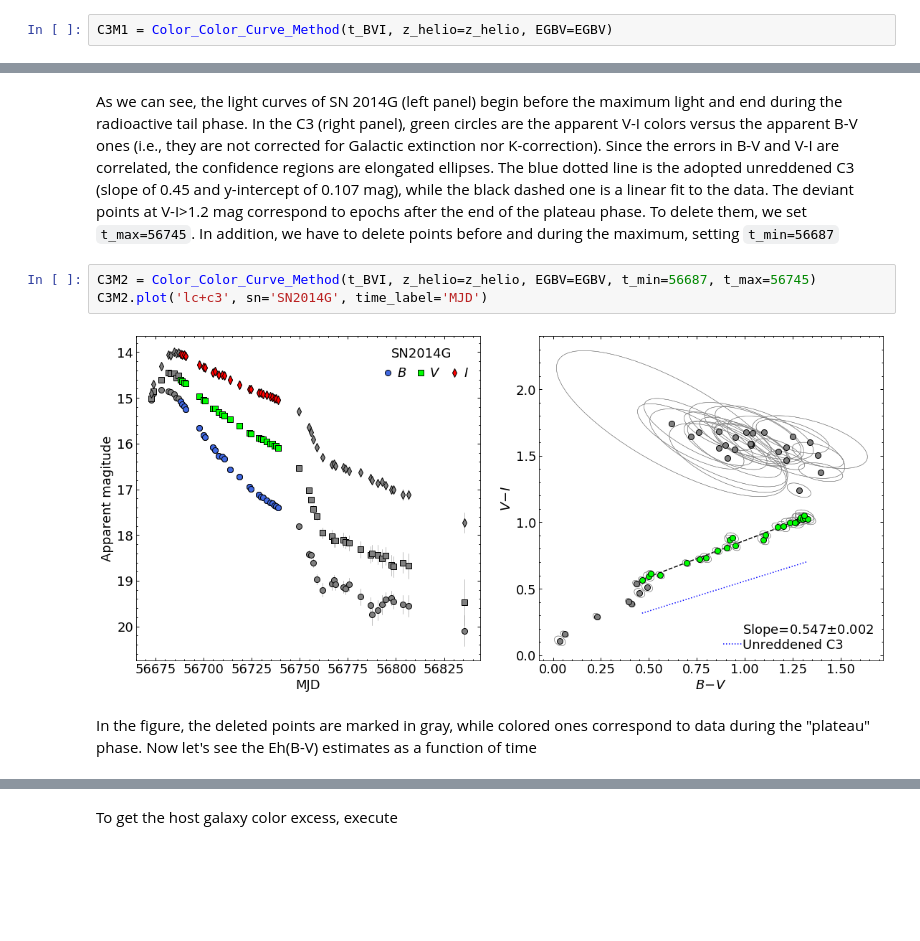
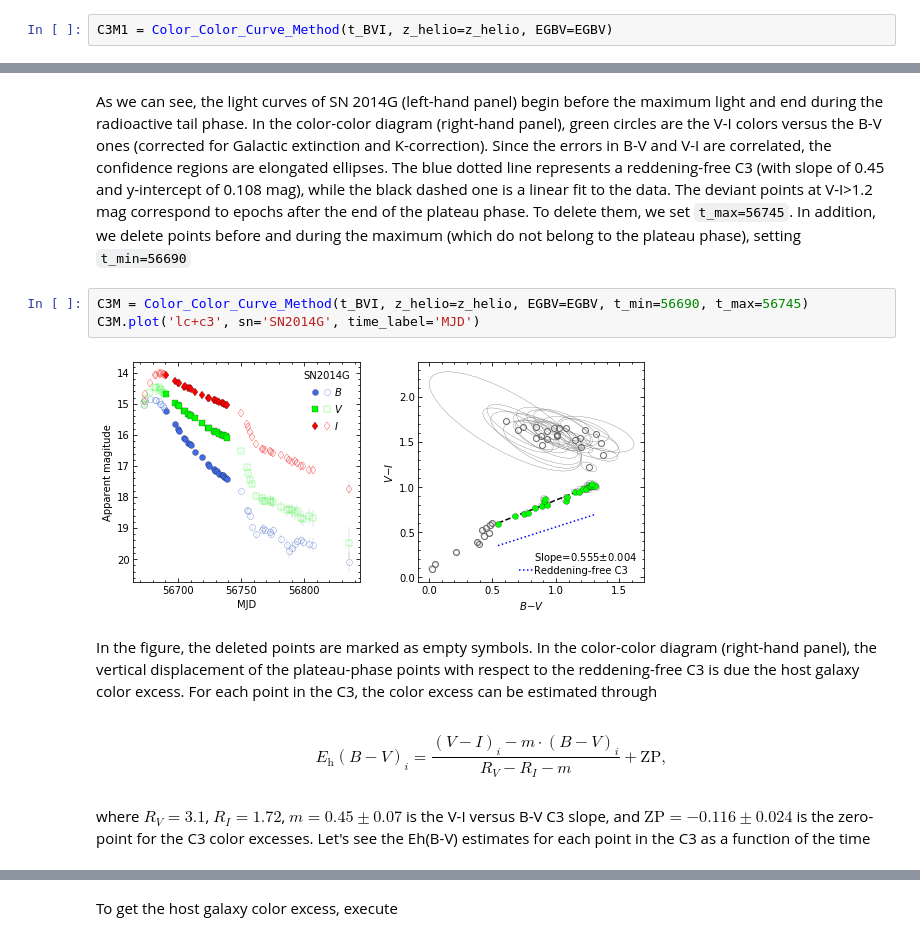
Before and after one commit to olrodrig/C3M, a Jupyter notebook: tutorial/C3M_tutorial.ipynb, the cells around one changed output, grey strips where cells are left out. Drawn from its saved outputs; the diff is of its cells as text; blank space fills up the shorter version.

```diff
--- a/tutorial/C3M_tutorial.ipynb
+++ b/tutorial/C3M_tutorial.ipynb
@@ -128,10 +119,14 @@ C3M1.plot('lc+c3', sn='SN2014G', time_label='MJD')
 # %% [markdown]
-As we can see, the light curves of SN 2014G (left panel) begin before the maximum light and end during the radioactive tail phase. In the C3 (right panel), green circles are the apparent V-I colors versus the apparent B-V ones (i.e., they are not corrected for Galactic extinction nor K-correction). Since the errors in B-V and V-I are correlated, the confidence regions are elongated ellipses. The blue dotted line is the adopted unreddened C3 (slope of 0.45 and y-intercept of 0.107 mag), while the black dashed one is a linear fit to the data. The deviant points at V-I>1.2 mag correspond to epochs after the end of the plateau phase. To delete them, we set `t_max=56745`. In addition, we have to delete points before and during the maximum, setting `t_min=56687`
+As we can see, the light curves of SN 2014G (left-hand panel) begin before the maximum light and end during the radioactive tail phase. In the color-color diagram (right-hand panel), green circles are the V-I colors versus the B-V ones (corrected for Galactic extinction and K-correction). Since the errors in B-V and V-I are correlated, the confidence regions are elongated ellipses. The blue dotted line represents a reddening-free C3 (with slope of 0.45 and y-intercept of 0.108 mag), while the black dashed one is a linear fit to the data. The deviant points at V-I>1.2 mag correspond to epochs after the end of the plateau phase. To delete them, we set `t_max=56745`. In addition, we delete points before and during the maximum (which do not belong to the plateau phase), setting `t_min=56690`
 # %%
-C3M2 = Color_Color_Curve_Method(t_BVI, z_helio=z_helio, EGBV=EGBV, t_min=56687, t_max=56745)
-C3M2.plot('lc+c3', sn='SN2014G', time_label='MJD')
+C3M = Color_Color_Curve_Method(t_BVI, z_helio=z_helio, EGBV=EGBV, t_min=56690, t_max=56745)
+C3M.plot('lc+c3', sn='SN2014G', time_label='MJD')
 # %% [output]
-[figure, old version]
+[figure, new version]
-# %% [markdown]
-In the figure, the deleted points are marked in gray, while colored ones correspond to data during the "plateau" phase. Now let's see the Eh(B-V) estimates as a function of time
+# %% [markdown]
+In the figure, the deleted points are marked as empty symbols. In the color-color diagram (right-hand panel), the vertical displacement of the plateau-phase points with respect to the reddening-free C3 is due the host galaxy color excess. For each point in the C3, the color excess can be estimated through
+# %% [markdown]
+$$E_\mathrm{h}(B\!-\!V)_i=\frac{(V\!-\!I)_i-m\cdot(B\!-\!V)_i}{R_V-R_I-m}+\mathrm{ZP},$$
+# %% [markdown]
+where $R_V=3.1$, $R_I=1.72$, $m=0.45\!\pm\!0.07$ is the V-I versus B-V C3 slope, and $\mathrm{ZP}=-0.116\!\pm\!0.024$ is the zero-point for the C3 color excesses. Let's see the Eh(B-V) estimates for each point in the C3 as a function of the time
 # %%
```
Also changed, not shown: parts of 21 cells of this notebook, 5 other files.
